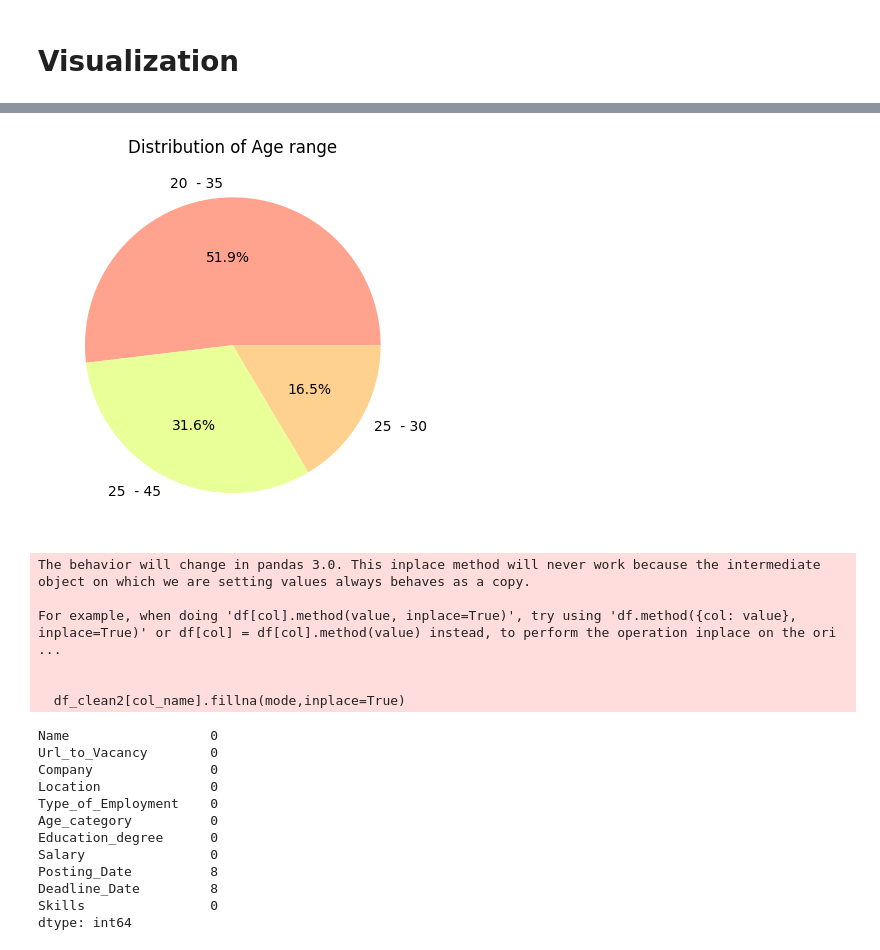
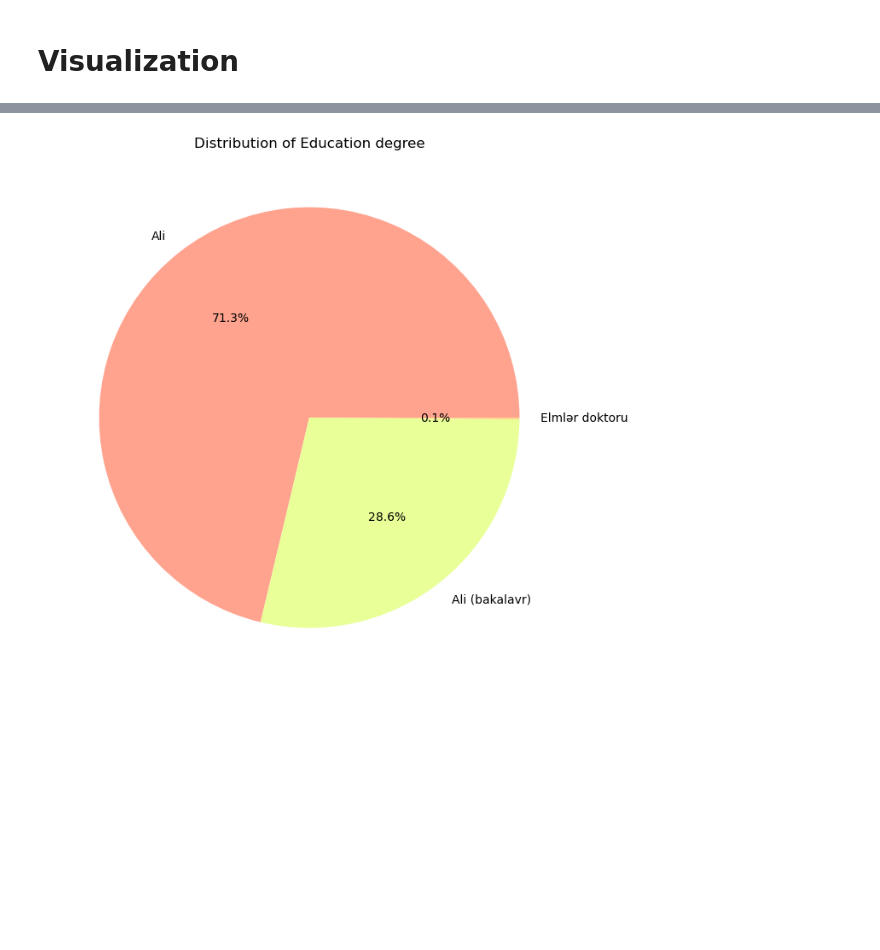
Before and after one commit to LalaMamedova/Data_Science-Analytics_Projects, a Jupyter notebook: Data Science Projects/Software developer in Azerbaijan/V3/DataCleaning.ipynb, the cells around one changed output, grey strips where cells are left out. Cells and saved outputs as stored; diff of their text form; code cells hidden in the pictures; blank space fills up the shorter version.

```diff
--- a/Data Science Projects/Software developer in Azerbaijan/V3/DataCleaning.ipynb
+++ b/Data Science Projects/Software developer in Azerbaijan/V3/DataCleaning.ipynb
@@ -97,3 +95,9 @@ df_clean.head()
+# %%
+df_clean["Posting_Date"] = pd.to_datetime(df_clean["Posting_Date"], format="%d.%m.%Y")
+df_clean["Deadline_Date"] = pd.to_datetime(df_clean["Deadline_Date"], format="%d.%m.%Y")
+# %%
+df_clean['Month'] = df_clean['Posting_Date'].dt.month
+df_clean['Year'] = df_clean['Posting_Date'].dt.year
 # %%
 df_clean['Location'].value_counts()
 # %% [output]
@@ -261,3 +291,6 @@ Gəncə                            1
 Balakən                          1
 HacıqabulŞirvan                  1
 Name: count, dtype: int64
+# %%
+df_clean['Skills'] = df_clean['Skills'].str.replace('[', '', regex=False).str.replace(']', '', regex=False).str.replace("'", '', regex=False)
+df_clean
@@ -312,8 +391,0 @@ The palette list has fewer values (9) than needed (10) and will cycle, which may
-# %%
-top_6_age_category = df_clean['Age_category'].value_counts().head(6)
-
-plt.pie(x=top_6_age_category.values, labels=top_6_age_category.index, autopct='%1.1f%%',colors=my_palatte)
-plt.title('Distribution of Age range')
-plt.show()
-# %% [output]
-[figure, removed]
@@ -326,25 +392,36 @@ def fill_na_with_mode(col_name):
-# %%
-fill_na_with_mode("Location")
-fill_na_with_mode("Education_degree")
-fill_na_with_mode("Age_category")
-
-df_clean2.isna().sum()
-# %% [output]
-The behavior will change in pandas 3.0. This inplace method will never work because the intermediate object on which we are setting values always behaves as a copy.
-
-For example, when doing 'df[col].method(value, inplace=True)', try using 'df.method({col: value}, inplace=True)' or df[col] = df[col].method(value) instead, to perform the operation inplace on the ori ...
-
-
-  df_clean2[col_name].fillna(mode,inplace=True)
-Name                  0
-Url_to_Vacancy        0
-Company               0
-Location              0
-Type_of_Employment    0
-Age_category          0
-Education_degree      0
-Salary                0
-Posting_Date          8
-Deadline_Date         8
-Skills                0
-dtype: int64
+# %%
+def addlabels(x,y):
+    for i in range(len(x)):
+        plt.text(i, y[i], y[i], ha = 'center')
+
+# ---------------------------------------------------
+def show_piechart(data,column,fig_size = (10,8)):
+    data_col = data[column].value_counts()
+
+    plt.figure(figsize=fig_size)
+    plt.pie(x=data_col.values, labels=data_col.index, autopct='%1.1f%%',colors=my_palatte)
+    plt.title(f'Distribution of {column.replace("_"," ")}')
+    plt.show()
+
+
+# ------------------------------------------------------
+def show_countplot(data, column,top_n = 0):
+    top_n = data[column].nunique() if top_n == 0 else top_n
+    data_col = data[column].value_counts().head(top_n)
+    print(top_n)
+
+    addlabels(data_col.index,data_col.values)
+    sns.countplot(x=data[column], order=data_col.index, hue=data[column],palette="pastel")
+    plt.title(f'Distribution of {column.replace("_"," ")}')
+
+    plt.show()
+
+# ------------------------------------------------------
+def show_plot(data,x,y):
+    plt.plot(data[x], data[y], marker='o', linestyle='-')
+    plt.xlabel(x)
+    plt.show()
+# %%
+show_piechart(df_clean,"Education_degree")
+# %% [output]
+[figure, added]
```
Also changed, not shown: parts of 29 cells of this notebook, 3 other files.
